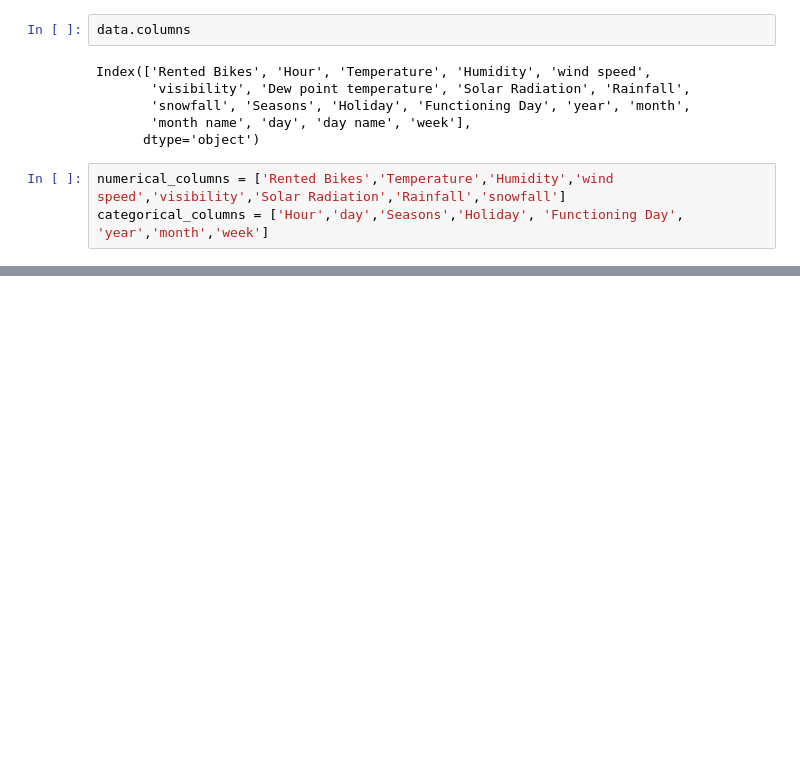
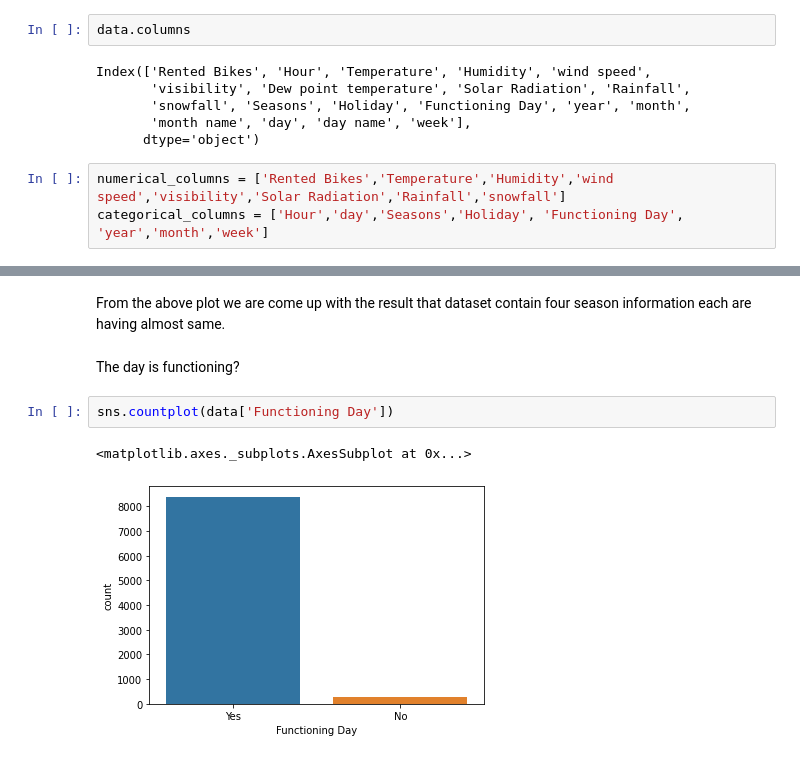
Before and after one commit to Rushabhtikale92/Bike-Sharing-Demand-Prediction, a Jupyter notebook: Bike_Sharing_Demand_Prediction_Rushabh_Tikale_Capstone_Project.ipynb, the cells around one changed output, grey strips where cells are left out. Saved outputs shown, nothing was run; the diff lists cells and outputs as text; blank space fills up the shorter version.

```diff
--- a/Bike_Sharing_Demand_Prediction_Rushabh_Tikale_Capstone_Project.ipynb
+++ b/Bike_Sharing_Demand_Prediction_Rushabh_Tikale_Capstone_Project.ipynb
@@ -268,0 +299,9 @@ independent_variables
+# %% [markdown]
+From the above plot we are come up with the result that dataset contain four season information each are having almost same.
+# %% [markdown]
+The day is functioning?
+# %%
+sns.countplot(data['Functioning Day'])
+# %% [output]
+<matplotlib.axes._subplots.AxesSubplot at 0x...>
+[figure, added]
```
Also changed, not shown: parts of 20 cells of this notebook.
